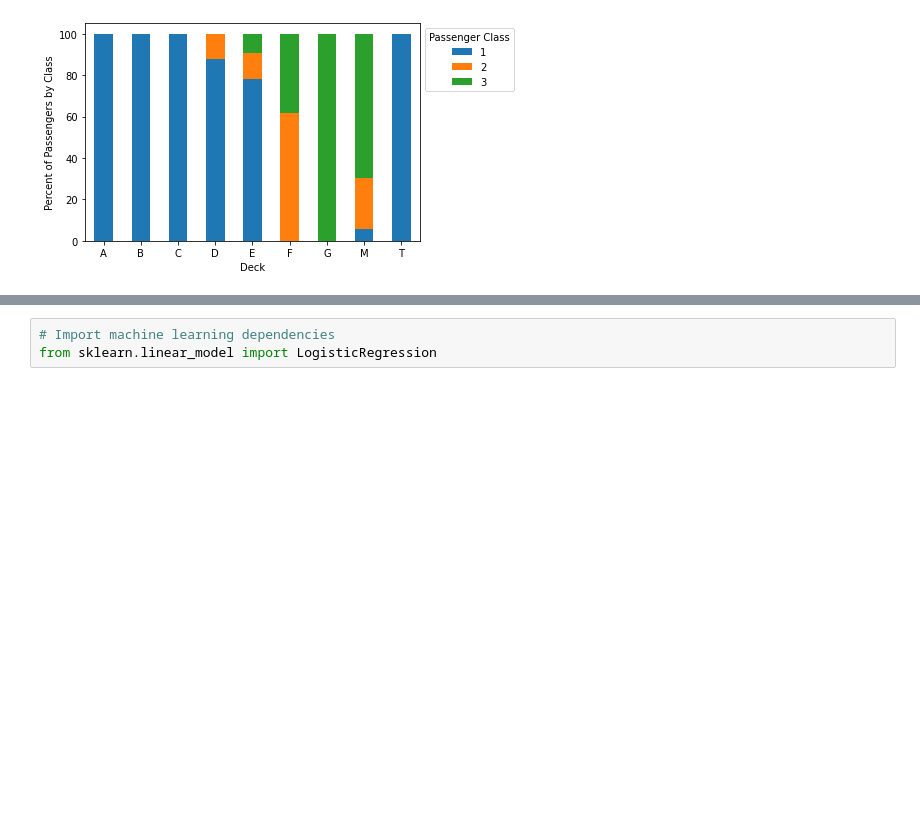
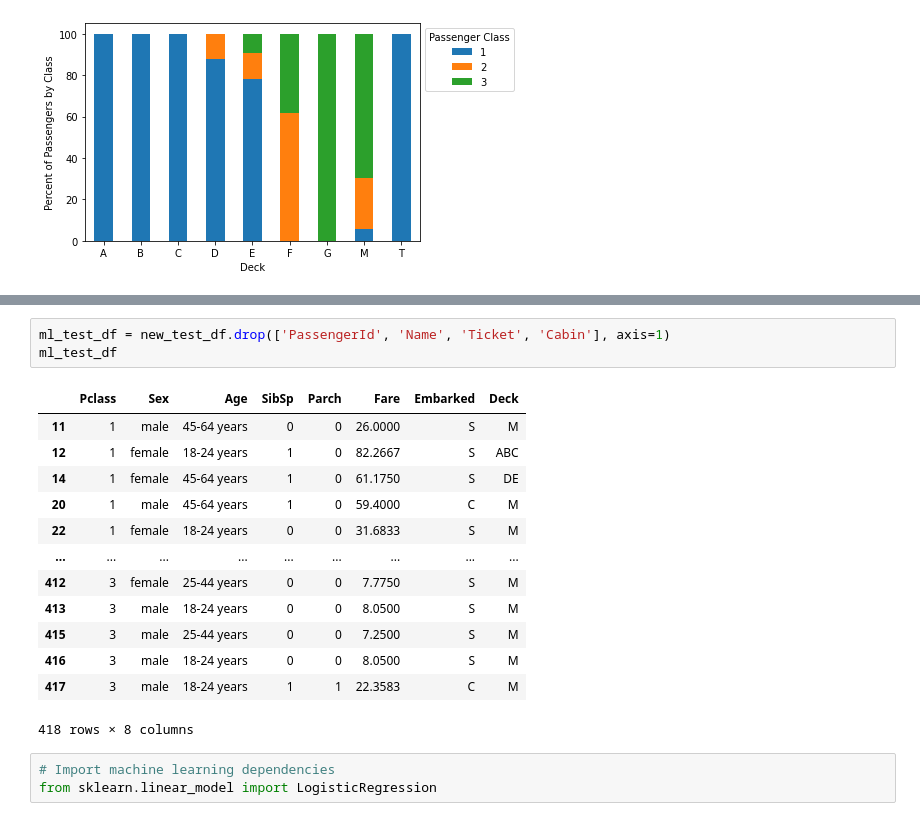
Before and after one commit to mleggett25/Titanic_Challenge, a Jupyter notebook: titanic-challenge.ipynb, the cells around one changed output, grey strips where cells are left out. Drawn from its saved outputs; the diff is of its cells as text; blank space fills up the shorter version.

```diff
--- a/titanic-challenge.ipynb
+++ b/titanic-challenge.ipynb
@@ -465,3 +596,20 @@ plt.xticks(rotation=0)
+# %%
+ml_test_df = new_test_df.drop(['PassengerId', 'Name', 'Ticket', 'Cabin'], axis=1)
+ml_test_df
+# %% [output]
+|  | Pclass | Sex | Age | SibSp | Parch | Fare | Embarked | Deck |
+| 11 | 1 | male | 45-64 years | 0 | 0 | 26.0000 | S | M |
+| 12 | 1 | female | 18-24 years | 1 | 0 | 82.2667 | S | ABC |
+| 14 | 1 | female | 45-64 years | 1 | 0 | 61.1750 | S | DE |
+| 20 | 1 | male | 45-64 years | 1 | 0 | 59.4000 | C | M |
+| 22 | 1 | female | 18-24 years | 0 | 0 | 31.6833 | S | M |
+| ... | ... | ... | ... | ... | ... | ... | ... | ... |
+| 412 | 3 | female | 25-44 years | 0 | 0 | 7.7750 | S | M |
+| 413 | 3 | male | 18-24 years | 0 | 0 | 8.0500 | S | M |
+| 415 | 3 | male | 25-44 years | 0 | 0 | 7.2500 | S | M |
+| 416 | 3 | male | 18-24 years | 0 | 0 | 8.0500 | S | M |
+| 417 | 3 | male | 18-24 years | 1 | 1 | 22.3583 | C | M |
+418 rows × 8 columns
 # %%
 # Import machine learning dependencies
 from sklearn.linear_model import LogisticRegression
```
Also changed, not shown: parts of 9 cells of this notebook.
